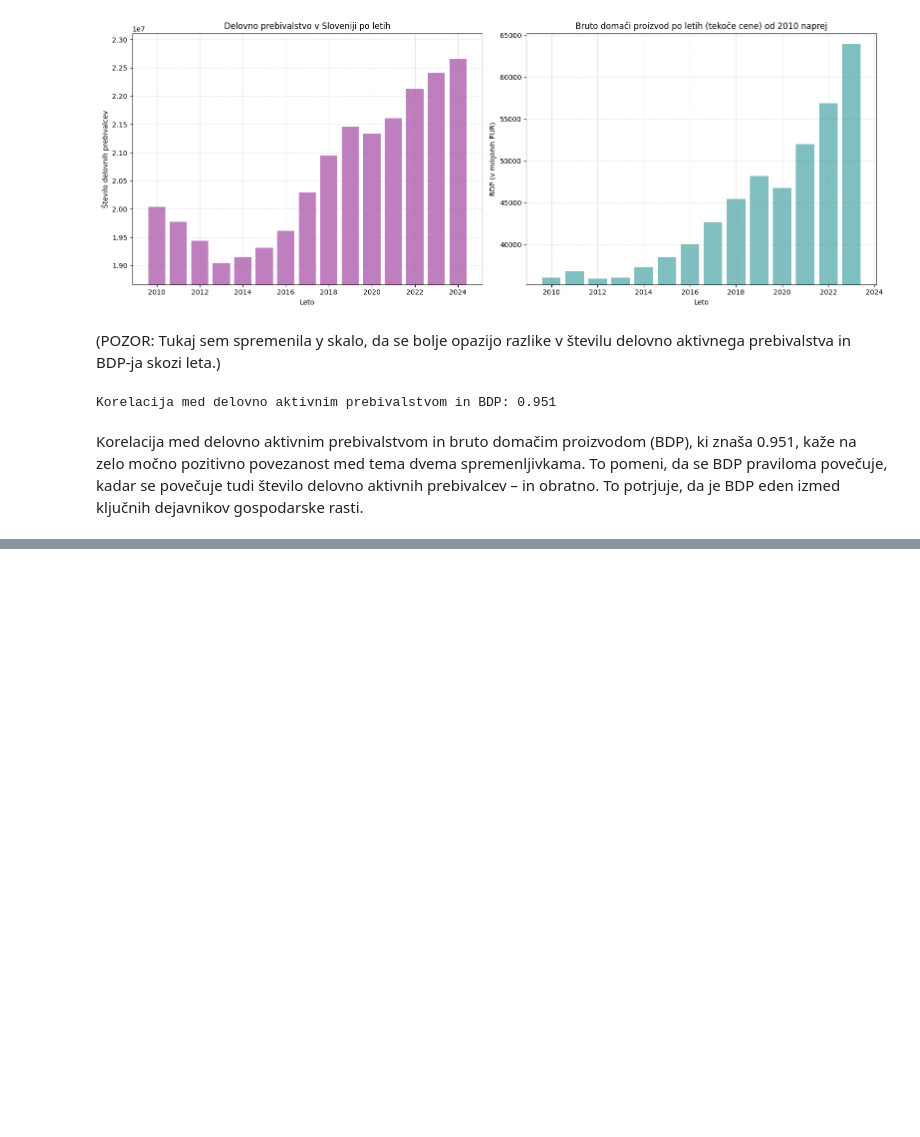
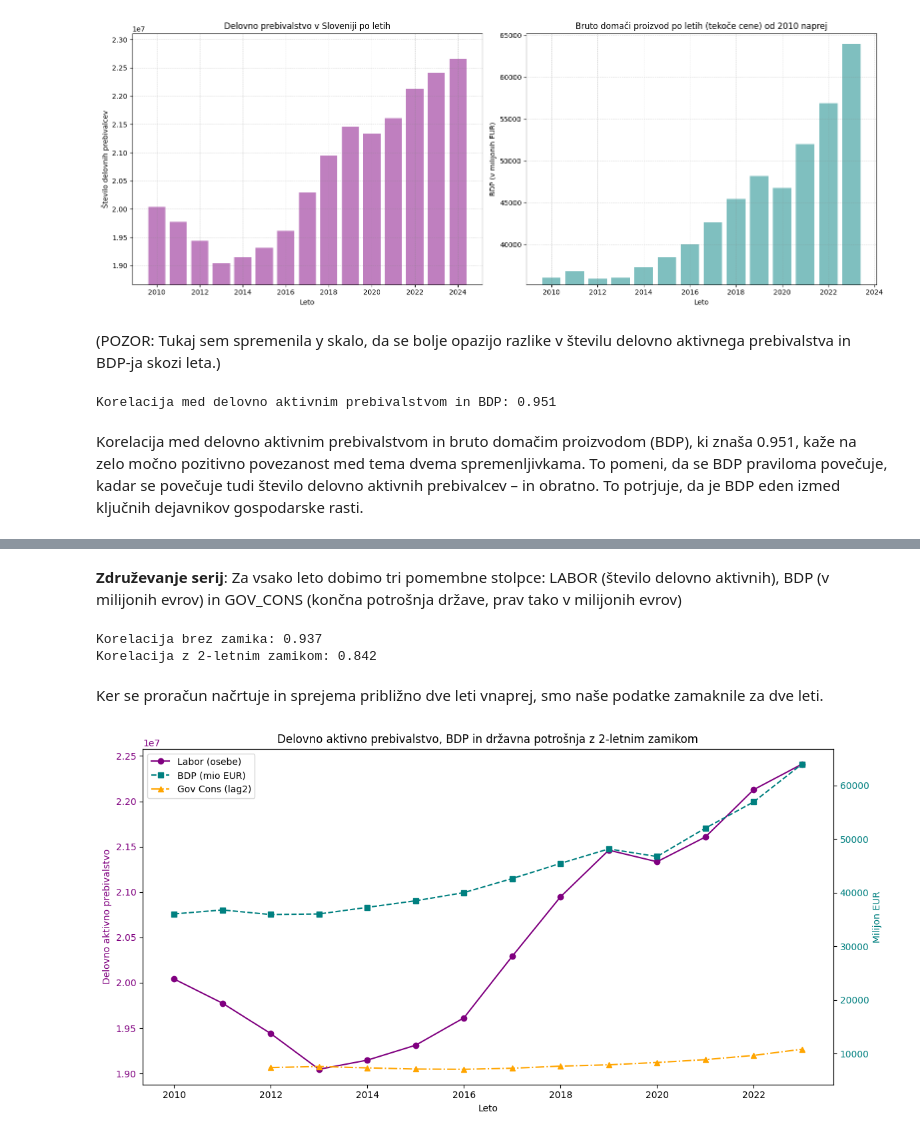
Before and after one commit to nirinja/PR259, a Jupyter notebook: koda/koda.ipynb, the cells around one changed output, grey strips where cells are left out. Saved outputs shown, nothing was run; the diff lists cells and outputs as text; code cells hidden in the pictures; blank space fills up the shorter version.

```diff
--- a/koda/koda.ipynb
+++ b/koda/koda.ipynb
@@ -327,0 +353,10 @@ test
+# %%
+df_all = (
+    data_labor
+    .merge(bdp_series, on='LETO', how='inner')
+    .merge(gov[['LETO', 'GOV_CONS']], on='LETO', how='inner')
+    .sort_values('LETO')
+    .reset_index(drop=True)
+)
+
+df_all
@@ -327,0 +379,40 @@ test
+# %% [markdown]
+**Združevanje serij**:
+Za vsako leto dobimo tri pomembne stolpce: LABOR (število delovno aktivnih), BDP (v milijonih evrov) in GOV_CONS (končna potrošnja države, prav tako v milijonih evrov)
+# %%
+# 2-letni proračunski zamik
+df_all['GOV_CONS_LAG2'] = df_all['GOV_CONS'].shift(2)
+
+# korelacijski izračun
+corr_current = df_all[['LABOR', 'GOV_CONS']].corr().loc['LABOR', 'GOV_CONS']
+corr_lag2 = df_all[['LABOR', 'GOV_CONS_LAG2']].corr().loc['LABOR', 'GOV_CONS_LAG2']
+print(f"Korelacija brez zamika: {corr_current:.3f}")
+print(f"Korelacija z 2-letnim zamikom: {corr_lag2:.3f}")
+# %% [output]
+Korelacija brez zamika: 0.937
+Korelacija z 2-letnim zamikom: 0.842
+# %% [markdown]
+Ker se proračun načrtuje in sprejema približno dve leti vnaprej, smo naše podatke zamaknile za dve leti.
+# %%
+fig, ax1 = plt.subplots(figsize=(12, 6))
+ax1.plot(df_all['LETO'], df_all['LABOR'], 'o-', label='Labor (osebe)', color='purple')
+ax1.set_xlabel('Leto')
+ax1.set_ylabel('Delovno aktivno prebivalstvo', color='purple')
+ax1.tick_params(axis='y', labelcolor='purple')
+
+ax2 = ax1.twinx()
+ax2.plot(df_all['LETO'], df_all['BDP'], 's--', label='BDP (mio EUR)', color='teal')
+ax2.plot(df_all['LETO'], df_all['GOV_CONS_LAG2'], '^-.', label='Gov Cons (lag2)', color='orange')
+ax2.set_ylabel('Milijon EUR', color='teal')
+ax2.tick_params(axis='y', labelcolor='teal')
+
+# Skupna legenda
+lines1, labels1 = ax1.get_legend_handles_labels()
+lines2, labels2 = ax2.get_legend_handles_labels()
+ax1.legend(lines1 + lines2, labels1 + labels2, loc='upper left')
+
+plt.title('Delovno aktivno prebivalstvo, BDP in državna potrošnja z 2-letnim zamikom')
+plt.tight_layout()
+plt.show()
+# %% [output]
+[figure, added]
```
Also changed, not shown: parts of 5 cells of this notebook.
